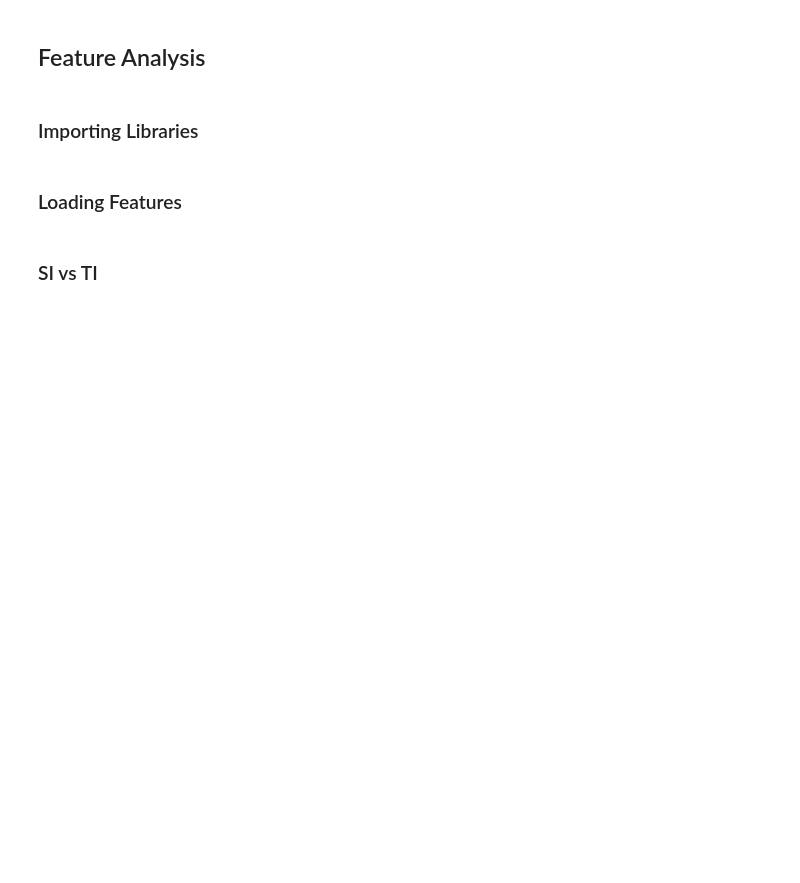
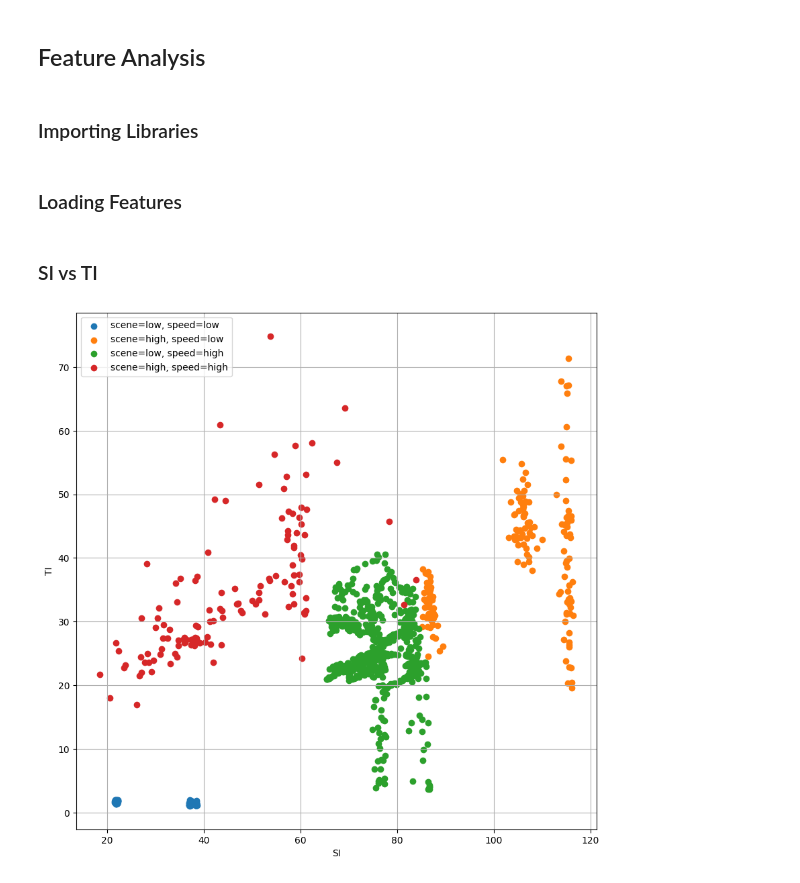
Before and after one commit to krishna-durbha-skydio/Dynamic-Frame-Rate, a Jupyter notebook: statistics/feature_analysis.ipynb, the cells around one changed output. Cells and saved outputs as stored; diff of their text form; code cells hidden in the pictures; blank space fills up the shorter version.

```diff
--- a/statistics/feature_analysis.ipynb
+++ b/statistics/feature_analysis.ipynb
@@ -40,3 +39,34 @@ def Extract_Low_Level_Features(
 # %% [markdown]
 ### SI vs TI
+# %%
+# Plotting Figure
+plt.figure(figsize=(10,10))
+plt.grid()
+plt.xlabel('SI')
+plt.ylabel("TI")
+
+NUM_COLORS = 12
+cm = plt.get_cmap('jet')
+colors = [cm(1.*i/NUM_COLORS) for i in range(NUM_COLORS)]
+
+Data = [[],[],[],[]]
+
+for i, key in enumerate(features.keys()):
+    value = features[key]
+    mode = int(key.split("_")[0][-1])
+    Data[mode].append(value.tolist())
+    # plt.scatter(value[:,0], value[:,1], label="{}".format(key), c=colors[i])
+
+
+for i in range(4):
+    data = np.concatenate(Data[i], axis=0)
+    if i == 0 or i == 2:
+        plt.scatter(data[:,1], data[:,3], label="scene=low, speed={}".format("low" if i==0 else "high"))
+    else:
+        plt.scatter(data[:,1], data[:,3], label="scene=high, speed={}".format("low" if i==1 else "high"))
+
+plt.legend()
+plt.show()
+# %% [output]
+[figure, added]
 # %%
```
Also changed, not shown: parts of 5 cells of this notebook, 5 other files.
